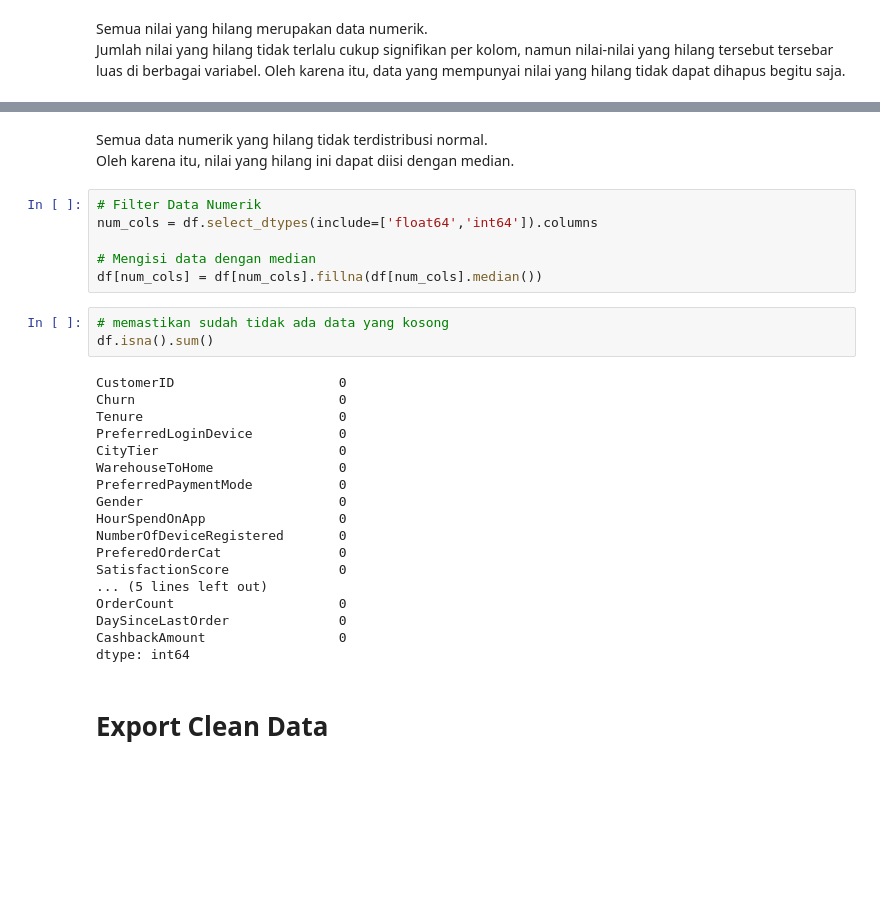
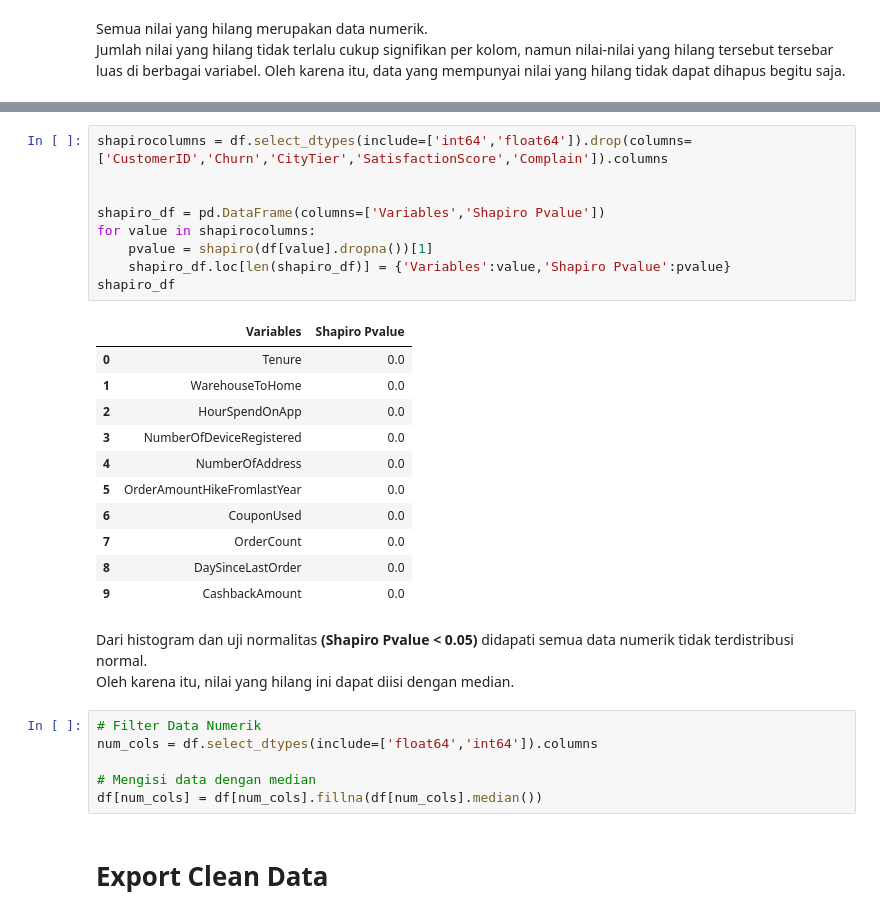
Before and after one commit to tasiamdln/E_Commerce_Churn_Analysis_ML, a Jupyter notebook: E_Commerce_Churn_Classification_and_Data_Analysis.ipynb, the cells around one changed output, grey strips where cells are left out. Saved outputs shown, nothing was run; the diff lists cells and outputs as text; blank space fills up the shorter version.

```diff
--- a/E_Commerce_Churn_Classification_and_Data_Analysis.ipynb
+++ b/E_Commerce_Churn_Classification_and_Data_Analysis.ipynb
@@ -303,32 +306,32 @@ numerical_histogram(df)
+# %%
+shapirocolumns = df.select_dtypes(include=['int64','float64']).drop(columns=['CustomerID','Churn','CityTier','SatisfactionScore','Complain']).columns
+
+
+shapiro_df = pd.DataFrame(columns=['Variables','Shapiro Pvalue'])
+for value in shapirocolumns:
+    pvalue = shapiro(df[value].dropna())[1]
+    shapiro_df.loc[len(shapiro_df)] = {'Variables':value,'Shapiro Pvalue':pvalue}
+shapiro_df
+# %% [output]
+|  | Variables | Shapiro Pvalue |
+| 0 | Tenure | 0.0 |
+| 1 | WarehouseToHome | 0.0 |
+| 2 | HourSpendOnApp | 0.0 |
+| 3 | NumberOfDeviceRegistered | 0.0 |
+| 4 | NumberOfAddress | 0.0 |
+| 5 | OrderAmountHikeFromlastYear | 0.0 |
+| 6 | CouponUsed | 0.0 |
+| 7 | OrderCount | 0.0 |
+| 8 | DaySinceLastOrder | 0.0 |
+| 9 | CashbackAmount | 0.0 |
 # %% [markdown]
-Semua data numerik yang hilang tidak terdistribusi normal.<br> Oleh karena itu, nilai yang hilang ini dapat diisi dengan median.
+Dari histogram dan uji normalitas **(Shapiro Pvalue < 0.05)** didapati semua data numerik tidak terdistribusi normal.<br> Oleh karena itu, nilai yang hilang ini dapat diisi dengan median.
 # %%
 # Filter Data Numerik
 num_cols = df.select_dtypes(include=['float64','int64']).columns
 
 # Mengisi data dengan median
 df[num_cols] = df[num_cols].fillna(df[num_cols].median())
-# %%
-# memastikan sudah tidak ada data yang kosong
-df.isna().sum()
-# %% [output]
-CustomerID                     0
-Churn                          0
-Tenure                         0
-PreferredLoginDevice           0
-CityTier                       0
-WarehouseToHome                0
-PreferredPaymentMode           0
-Gender                         0
-HourSpendOnApp                 0
-NumberOfDeviceRegistered       0
-PreferedOrderCat               0
-SatisfactionScore              0
-... (5 lines left out)
-OrderCount                     0
-DaySinceLastOrder              0
-CashbackAmount                 0
-dtype: int64
 # %% [markdown]
 # **Export Clean Data**
 # %%
```
Also changed, not shown: parts of 3 cells of this notebook.
